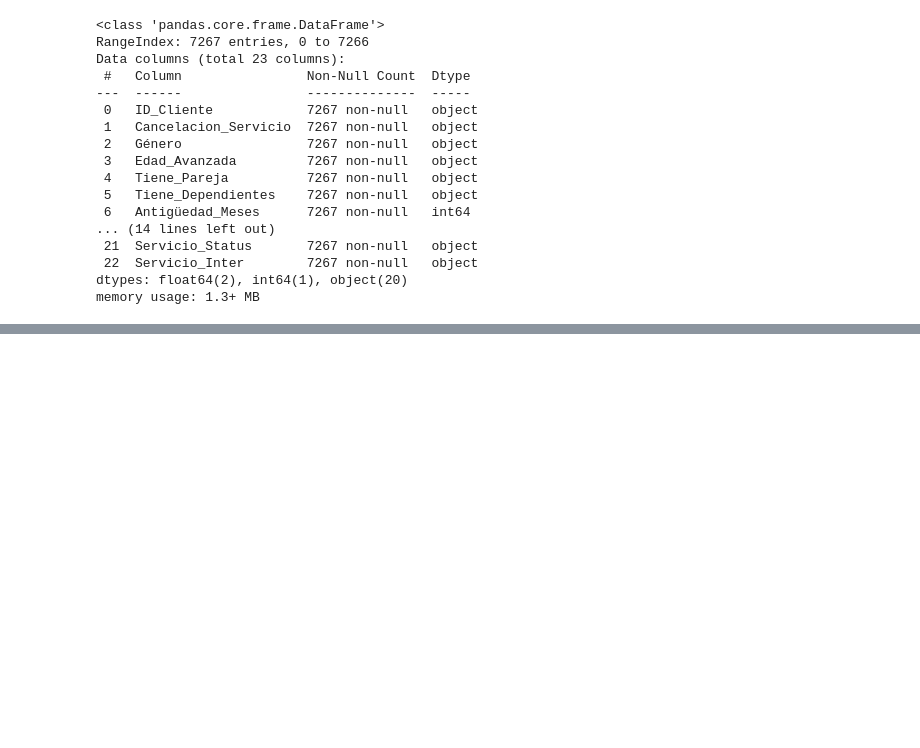
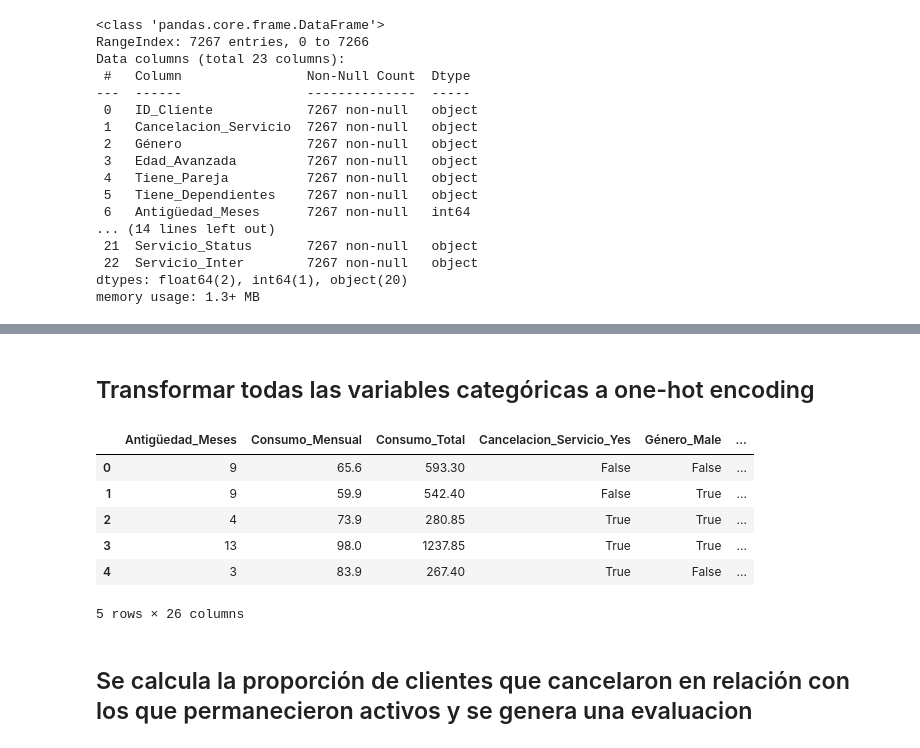
Before and after one commit to JosefRivers-Dev/Data-Science_Telecom_2_Oracle-LATAM, a Jupyter notebook: Data_Science_Telecom_2.ipynb, the cells around one changed output, grey strips where cells are left out. Saved outputs shown, nothing was run; the diff lists cells and outputs as text; code cells hidden in the pictures; blank space fills up the shorter version.

```diff
--- a/Data_Science_Telecom_2.ipynb
+++ b/Data_Science_Telecom_2.ipynb
@@ -70,0 +67,15 @@ LogisticRegression()
+# %% [markdown]
+## Transformar todas las variables categóricas a one-hot encoding
+# %%
+datos = pd.get_dummies(datos, columns=datos.select_dtypes(include=['object']).columns, drop_first=True)
+datos.head()
+# %% [output]
+|  | Antigüedad_Meses | Consumo_Mensual | Consumo_Total | Cancelacion_Servicio_Yes | Género_Male | ... |
+| 0 | 9 | 65.6 | 593.30 | False | False | ... |
+| 1 | 9 | 59.9 | 542.40 | False | True | ... |
+| 2 | 4 | 73.9 | 280.85 | True | True | ... |
+| 3 | 13 | 98.0 | 1237.85 | True | True | ... |
+| 4 | 3 | 83.9 | 267.40 | True | False | ... |
+5 rows × 26 columns
+# %% [markdown]
+## Se calcula la proporción de clientes que cancelaron en relación con los que permanecieron activos y se genera una evaluacion
```
Also changed, not shown: parts of 16 cells of this notebook.
